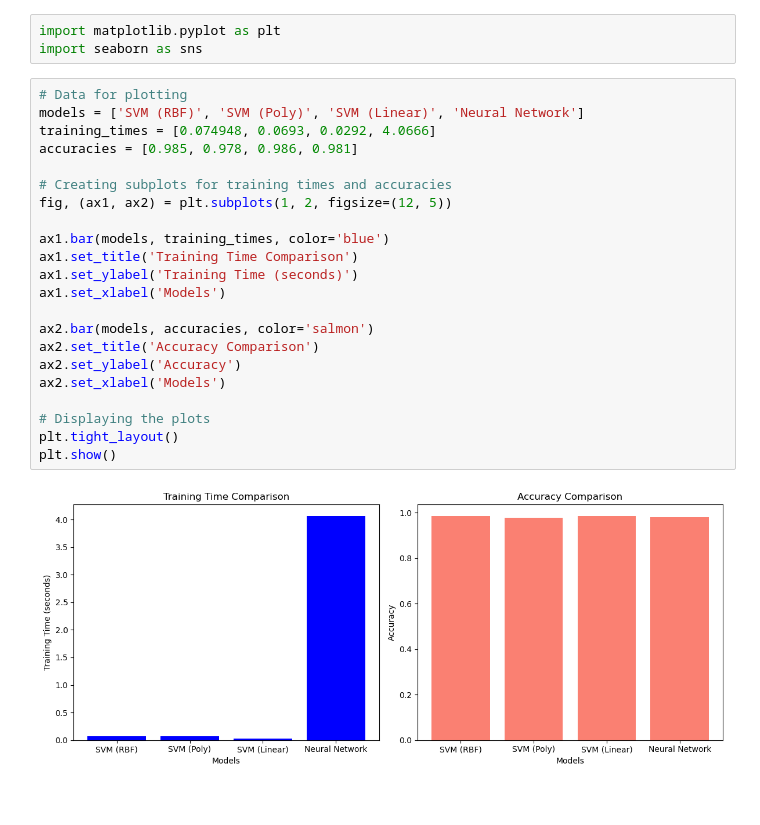
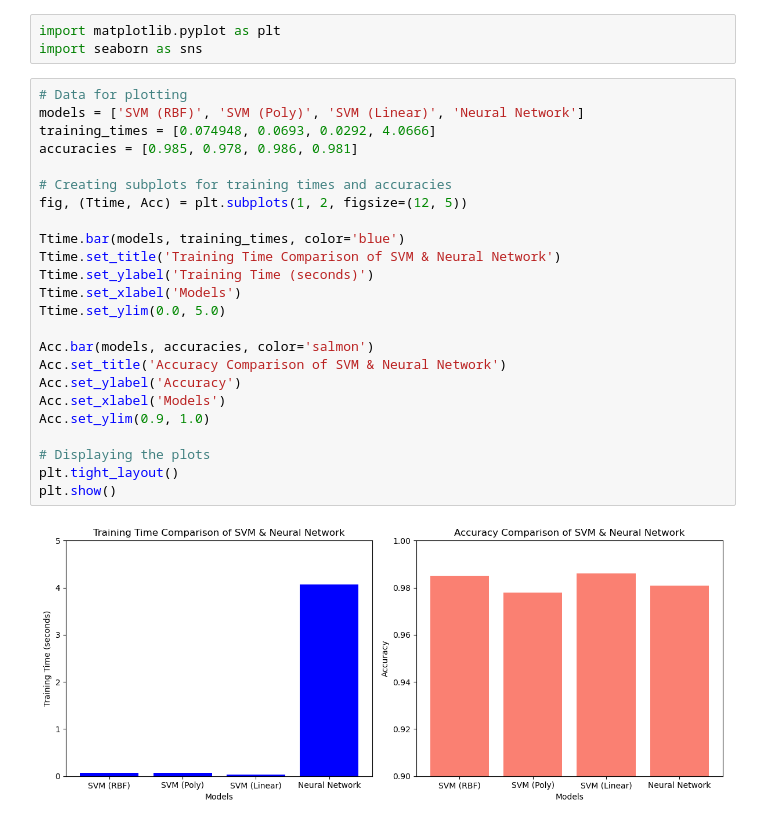
Before and after one commit to jimmy080823/LFDgroup_presentation_git, a Jupyter notebook: individual/Jun-Xi.ipynb, the cells around one changed output. Drawn from its saved outputs; the diff is of its cells as text.

```diff
--- a/individual/Jun-Xi.ipynb
+++ b/individual/Jun-Xi.ipynb
@@ -572,24 +572,26 @@ import seaborn as sns
 # %%
 # Data for plotting
 models = ['SVM (RBF)', 'SVM (Poly)', 'SVM (Linear)', 'Neural Network']
 training_times = [0.074948, 0.0693, 0.0292, 4.0666]
 accuracies = [0.985, 0.978, 0.986, 0.981]
 
 # Creating subplots for training times and accuracies
-fig, (ax1, ax2) = plt.subplots(1, 2, figsize=(12, 5))
+fig, (Ttime, Acc) = plt.subplots(1, 2, figsize=(12, 5))
 
-ax1.bar(models, training_times, color='blue')
-ax1.set_title('Training Time Comparison')
-ax1.set_ylabel('Training Time (seconds)')
-ax1.set_xlabel('Models')
+Ttime.bar(models, training_times, color='blue')
+Ttime.set_title('Training Time Comparison of SVM & Neural Network')
+Ttime.set_ylabel('Training Time (seconds)')
+Ttime.set_xlabel('Models')
+Ttime.set_ylim(0.0, 5.0)
 
-ax2.bar(models, accuracies, color='salmon')
-ax2.set_title('Accuracy Comparison')
-ax2.set_ylabel('Accuracy')
-ax2.set_xlabel('Models')
+Acc.bar(models, accuracies, color='salmon')
+Acc.set_title('Accuracy Comparison of SVM & Neural Network')
+Acc.set_ylabel('Accuracy')
+Acc.set_xlabel('Models')
+Acc.set_ylim(0.9, 1.0)
 
 # Displaying the plots
 plt.tight_layout()
 plt.show()
 # %% [output]
-[figure, old version]
+[figure, new version]
```
Also changed, not shown: parts of 1 cell of this notebook.
